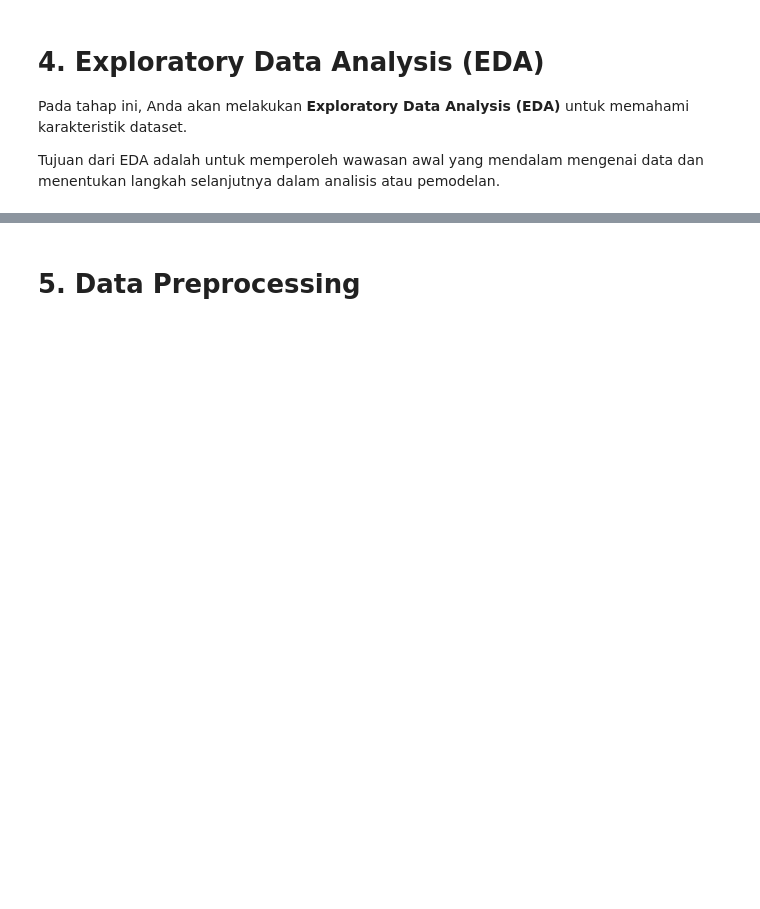
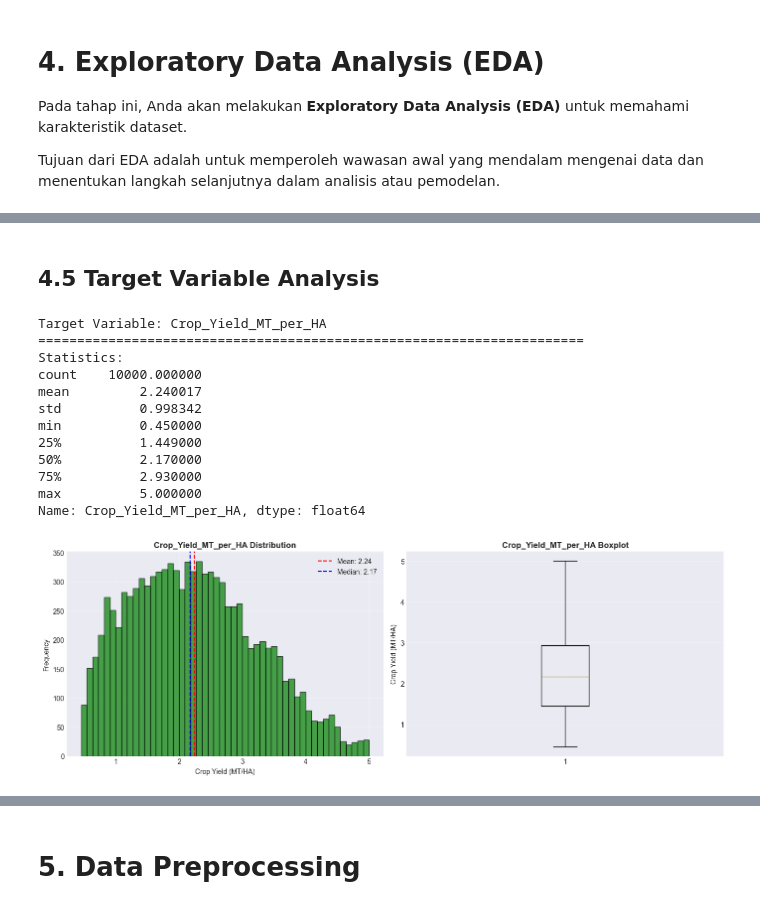
Before and after one commit to zidanmubarak/Eksperimen_SML_Zidan-Mubarak, a Jupyter notebook: preprocessing/Eksperimen_Zidan-Mubarak.ipynb, the cells around one changed output, grey strips where cells are left out. Drawn from its saved outputs; the diff is of its cells as text; code cells hidden in the pictures; blank space fills up the shorter version.

```diff
--- a/preprocessing/Eksperimen_Zidan-Mubarak.ipynb
+++ b/preprocessing/Eksperimen_Zidan-Mubarak.ipynb
@@ -240 +368,47 @@ plt.show()
+# %% [markdown]
+## 4.5 Target Variable Analysis
+# %%
+# Target variable: Crop_Yield_MT_per_HA
+target = 'Crop_Yield_MT_per_HA'
+
+print(f"Target Variable: {target}")
+print("=" * 70)
+print(f"Statistics:")
+print(df[target].describe())
+
+# Visualize target distribution
+fig, axes = plt.subplots(1, 2, figsize=(14, 5))
+
+# Histogram
+axes[0].hist(df[target], bins=50, color='green', edgecolor='black', alpha=0.7)
+axes[0].set_title(f'{target} Distribution', fontweight='bold')
+axes[0].set_xlabel('Crop Yield (MT/HA)')
+axes[0].set_ylabel('Frequency')
+axes[0].axvline(df[target].mean(), color='red', linestyle='--', label=f'Mean: {df[target].mean():.2f}')
+axes[0].axvline(df[target].median(), color='blue', linestyle='--', label=f'Median: {df[target].median():.2f}')
+axes[0].legend()
+axes[0].grid(alpha=0.3)
+
+# Boxplot
+axes[1].boxplot(df[target], vert=True)
+axes[1].set_title(f'{target} Boxplot', fontweight='bold')
+axes[1].set_ylabel('Crop Yield (MT/HA)')
+axes[1].grid(alpha=0.3)
+
+plt.tight_layout()
+plt.show()
+# %% [output]
+Target Variable: Crop_Yield_MT_per_HA
+======================================================================
+Statistics:
+count    10000.000000
+mean         2.240017
+std          0.998342
+min          0.450000
+25%          1.449000
+50%          2.170000
+75%          2.930000
+max          5.000000
+Name: Crop_Yield_MT_per_HA, dtype: float64
+[figure, added]
 # %% [markdown]
```
Also changed, not shown: parts of 51 cells of this notebook, 8 other files.
